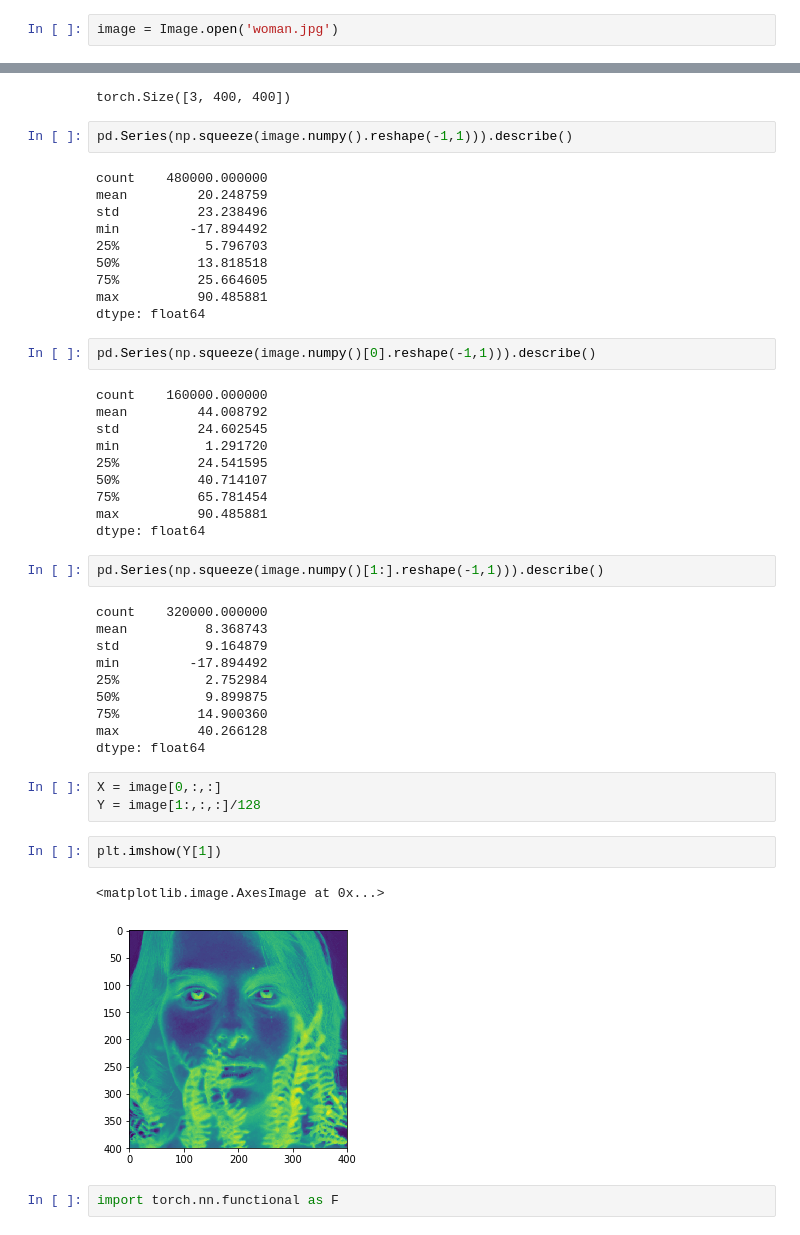
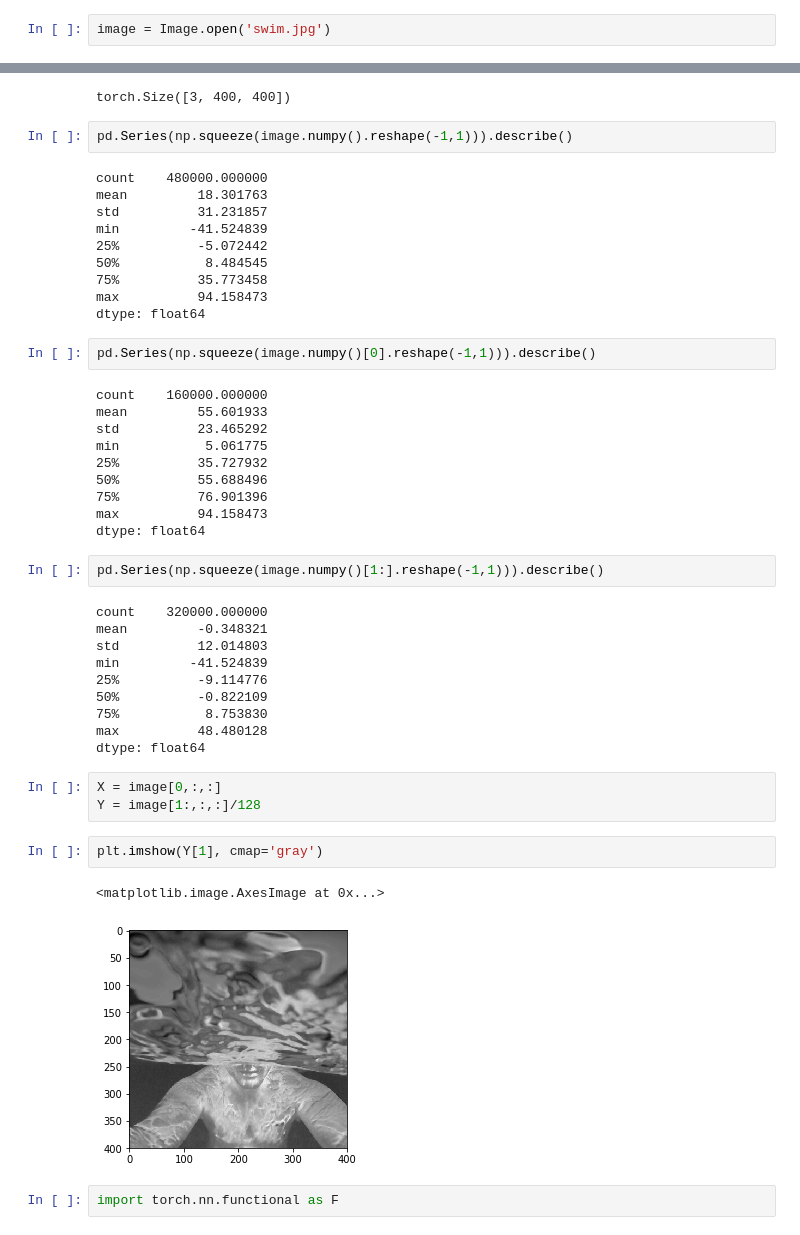
Before and after one commit to jagans94/Coloring-greyscale-images, a Jupyter notebook: Alpha-version/pytorch-alpha-version.ipynb, the cells around one changed output, grey strips where cells are left out. Drawn from its saved outputs; the diff is of its cells as text.

```diff
--- a/Alpha-version/pytorch-alpha-version.ipynb
+++ b/Alpha-version/pytorch-alpha-version.ipynb
@@ -24,7 +29,7 @@ from skimage.io import imsave
 # %%
 from PIL import Image
 # %%
-image = Image.open('woman.jpg')
+image = Image.open('swim.jpg')
 # %%
 image.format, image.size, image.mode
 # %% [output]
@@ -56,46 +61,46 @@ torch.Size([3, 400, 400])
 pd.Series(np.squeeze(image.numpy().reshape(-1,1))).describe()
 # %% [output]
 count    480000.000000
-mean         20.248759
-std          23.238496
-min         -17.894492
-25%           5.796703
-50%          13.818518
-75%          25.664605
-max          90.485881
+mean         18.301763
+std          31.231857
+min         -41.524839
+25%          -5.072442
+50%           8.484545
+75%          35.773458
+max          94.158473
 dtype: float64
 # %%
 pd.Series(np.squeeze(image.numpy()[0].reshape(-1,1))).describe()
 # %% [output]
 count    160000.000000
-mean         44.008792
-std          24.602545
-min           1.291720
-25%          24.541595
-50%          40.714107
-75%          65.781454
-max          90.485881
+mean         55.601933
+std          23.465292
+min           5.061775
+25%          35.727932
+50%          55.688496
+75%          76.901396
+max          94.158473
 dtype: float64
 # %%
 pd.Series(np.squeeze(image.numpy()[1:].reshape(-1,1))).describe()
 # %% [output]
 count    320000.000000
-mean          8.368743
-std           9.164879
-min         -17.894492
-25%           2.752984
-50%           9.899875
-75%          14.900360
-max          40.266128
+mean         -0.348321
+std          12.014803
+min         -41.524839
+25%          -9.114776
+50%          -0.822109
+75%           8.753830
+max          48.480128
 dtype: float64
 # %%
 X = image[0,:,:]
 Y = image[1:,:,:]/128
 # %%
-plt.imshow(Y[1])
+plt.imshow(Y[1], cmap='gray')
 # %% [output]
 <matplotlib.image.AxesImage at 0x...>
-[figure, old version]
+[figure, new version]
 # %%
 import torch.nn.functional as F
 # %% [markdown]
```
Also changed, not shown: parts of 19 cells of this notebook, 7 other files.
